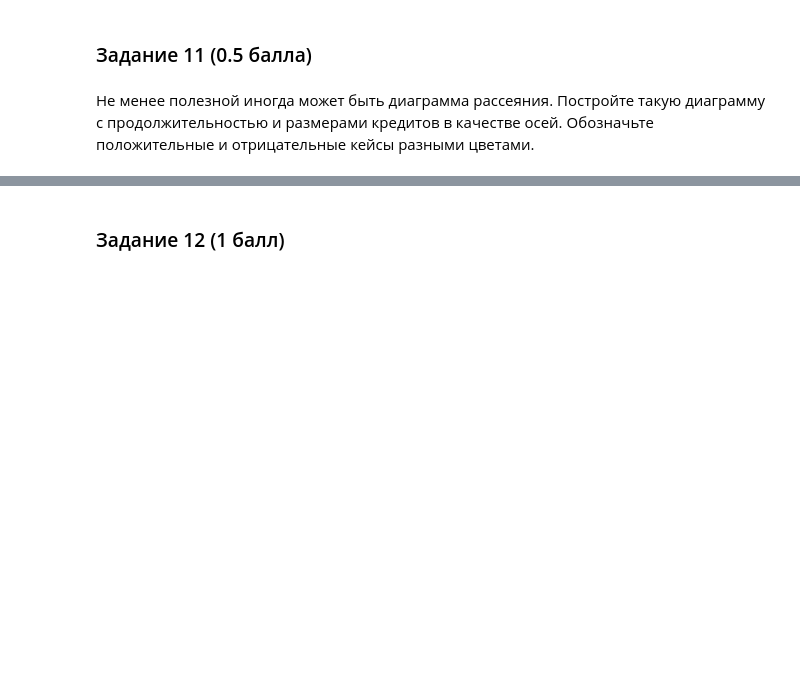
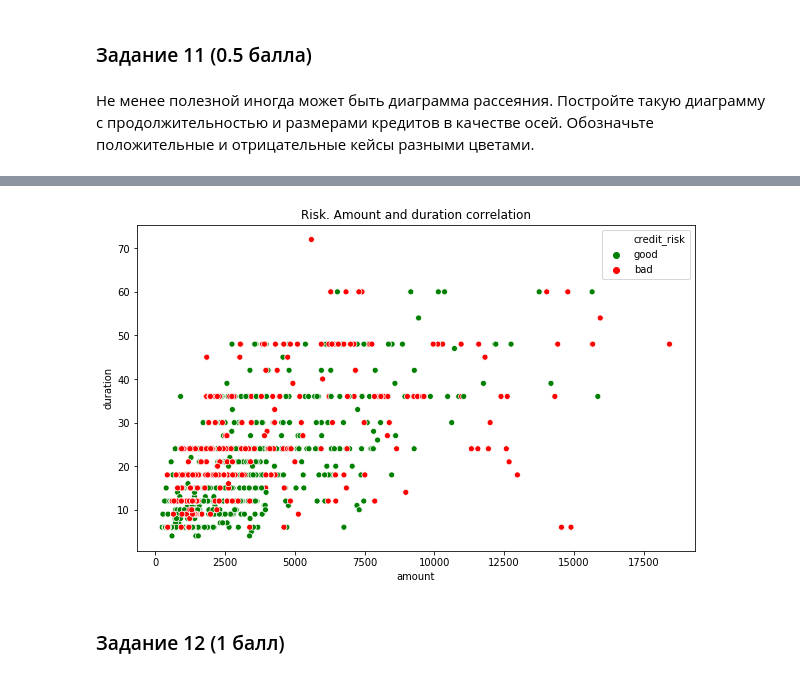
Before and after one commit to alyonabelenko/Courses, a Jupyter notebook: IAD2/03_eda/hw03-EDA.ipynb, the cells around one changed output, grey strips where cells are left out. Cells and saved outputs as stored; diff of their text form; code cells hidden in the pictures; blank space fills up the shorter version.

```diff
--- a/IAD2/03_eda/hw03-EDA.ipynb
+++ b/IAD2/03_eda/hw03-EDA.ipynb
@@ -270,3 +289,13 @@ seaborn легко позволяет добавить ещё больше ин
+# %%
+plt.figure(figsize=(10, 6))
+plt.title('Risk. Amount and duration correlation')
+sns.scatterplot(x="amount", y="duration",
+                hue="credit_risk",
+                palette=['g','r'],
+                data=data)
+plt.show()
+# %% [output]
+[figure, added]
 # %% [markdown]
 ### Задание 12  (1 балл)
 # %% [markdown]
```
Also changed, not shown: parts of 8 cells of this notebook.
